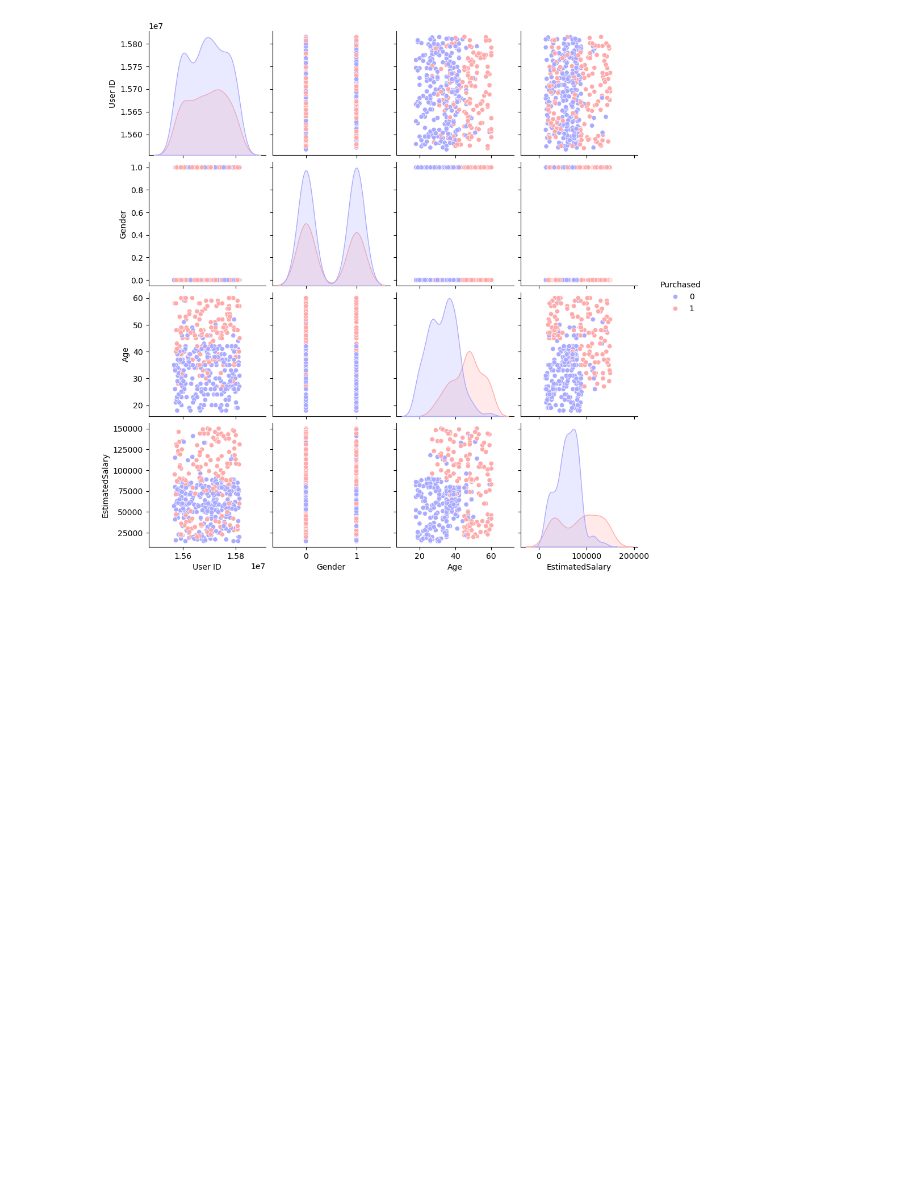
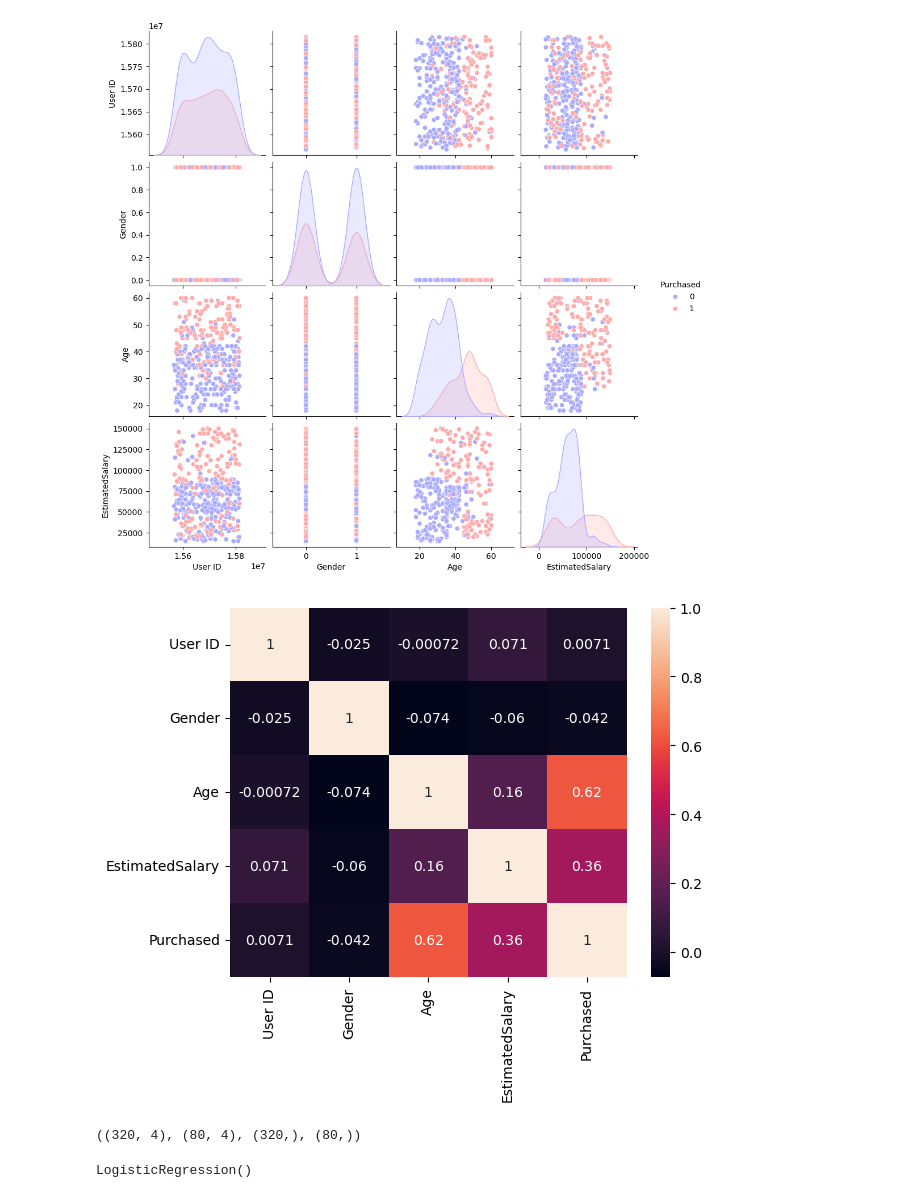
Before and after one commit to Assaulterx/Datasets-with-anaconda-and-jupyter-notebook, a Jupyter notebook: Prac5.ipynb, the cells around one changed output. Drawn from its saved outputs; the diff is of its cells as text; code cells hidden in the pictures; blank space fills up the shorter version.

```diff
--- a/Prac5.ipynb
+++ b/Prac5.ipynb
@@ -192,3 +192,8 @@ sns.pairplot(df,hue='Purchased',palette='bwr')
 plt.show()
 # %% [output]
 [figure]
+# %%
+sns.heatmap(df.corr(), annot=True)
+plt.show()
+# %% [output]
+[figure, added]
@@ -194,0 +208,4 @@ plt.show()
+# %%
+x_train.shape, x_test.shape, y_train.shape, y_test.shape
+# %% [output]
+((320, 4), (80, 4), (320,), (80,))
@@ -194,0 +214,4 @@ plt.show()
+# %%
+model.fit(x_train, y_train)
+# %% [output]
+LogisticRegression()
```
Also changed, not shown: parts of 14 cells of this notebook.
